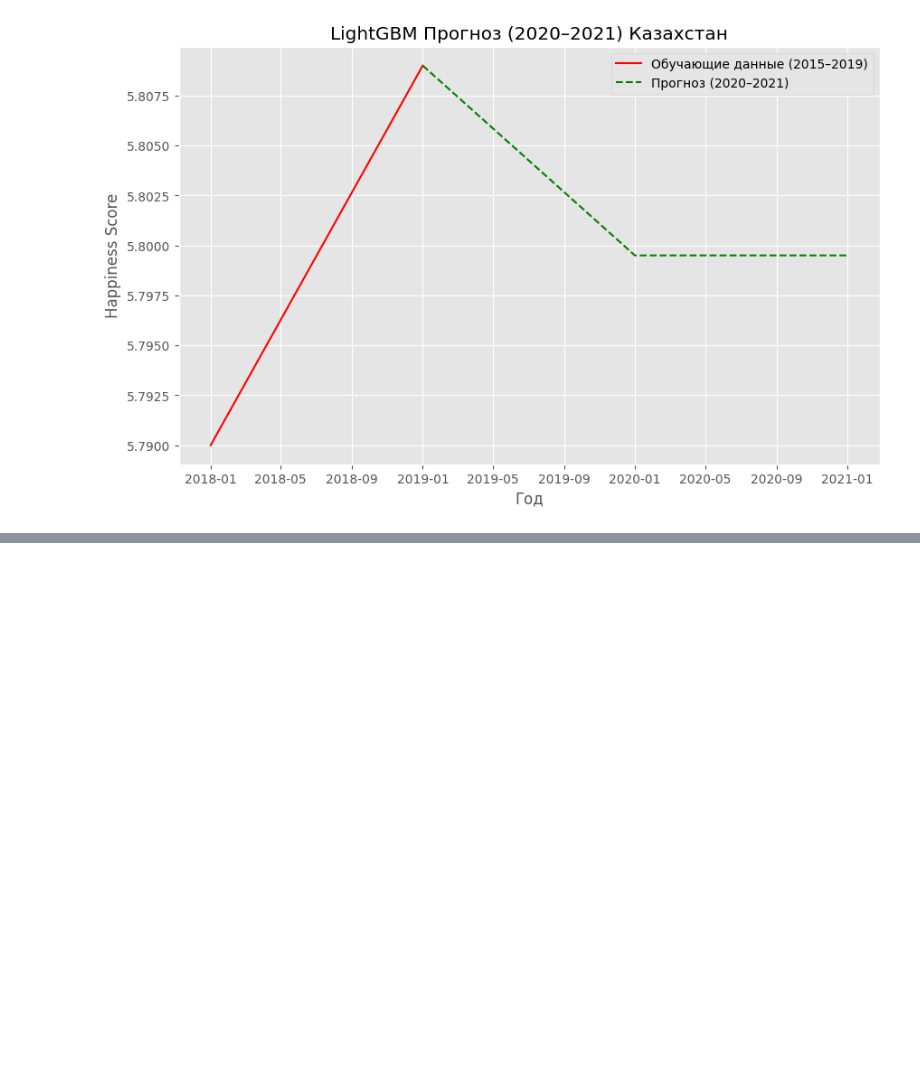
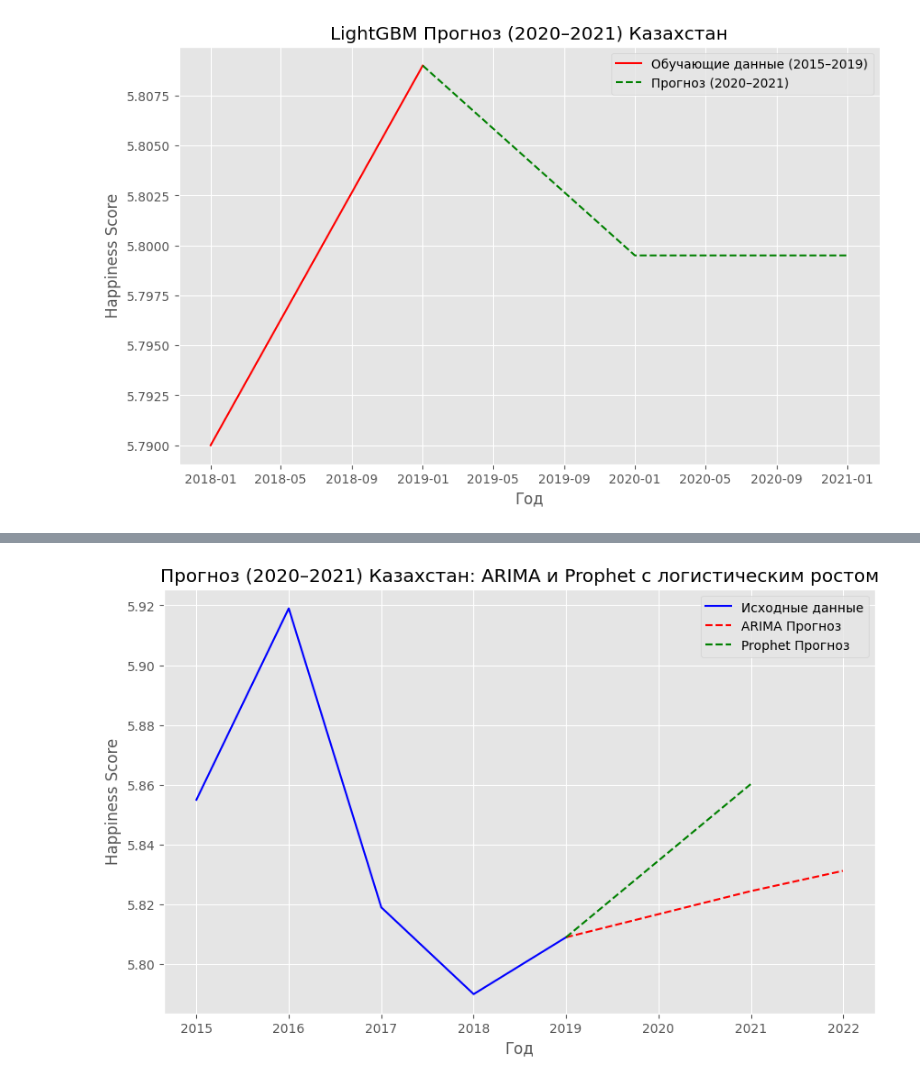
Before and after one commit to tamidesu/project-forecasting, a Jupyter notebook: basicModelsAndAnalysis.ipynb, the cells around one changed output, grey strips where cells are left out. Cells and saved outputs as stored; diff of their text form; code cells hidden in the pictures; blank space fills up the shorter version.

```diff
--- a/basicModelsAndAnalysis.ipynb
+++ b/basicModelsAndAnalysis.ipynb
@@ -1205,6 +1205,6 @@ plt.show()
 [figure]
 # %%
-
+last_train_point = train_df.tail(1)
 prophet_data = train_df[['ds', 'Score']].rename(columns={'Score': 'y'})
 
 prophet_data['cap'] = 6.5
@@ -1237,3 +1237,4 @@ plt.ylabel('Happiness Score')
 plt.legend()
 plt.grid(True)
 plt.show()
+# %% [output]
@@ -1240,3 +1243,4 @@ plt.show()
+[figure, added]
 # %%
 import pandas as pd
 import numpy as np
```
Also changed, not shown: parts of 7 cells of this notebook.
